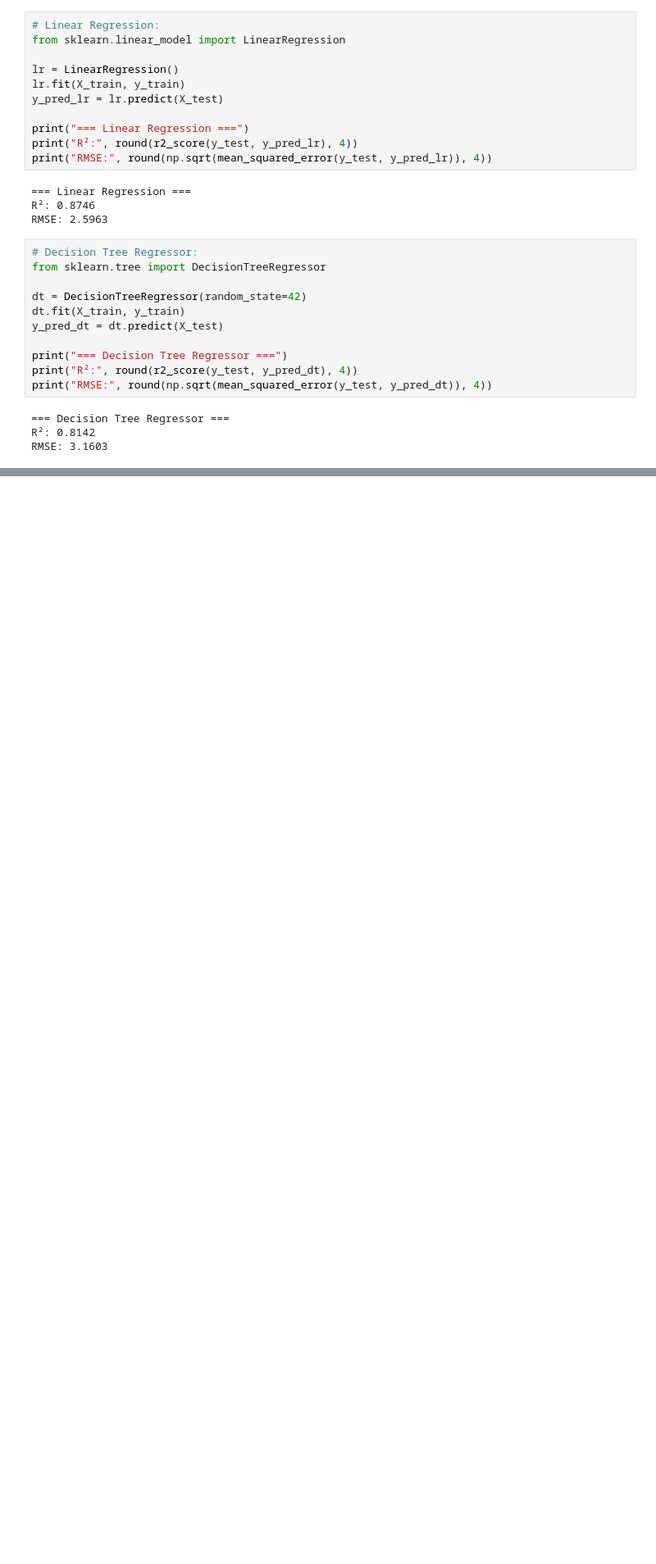
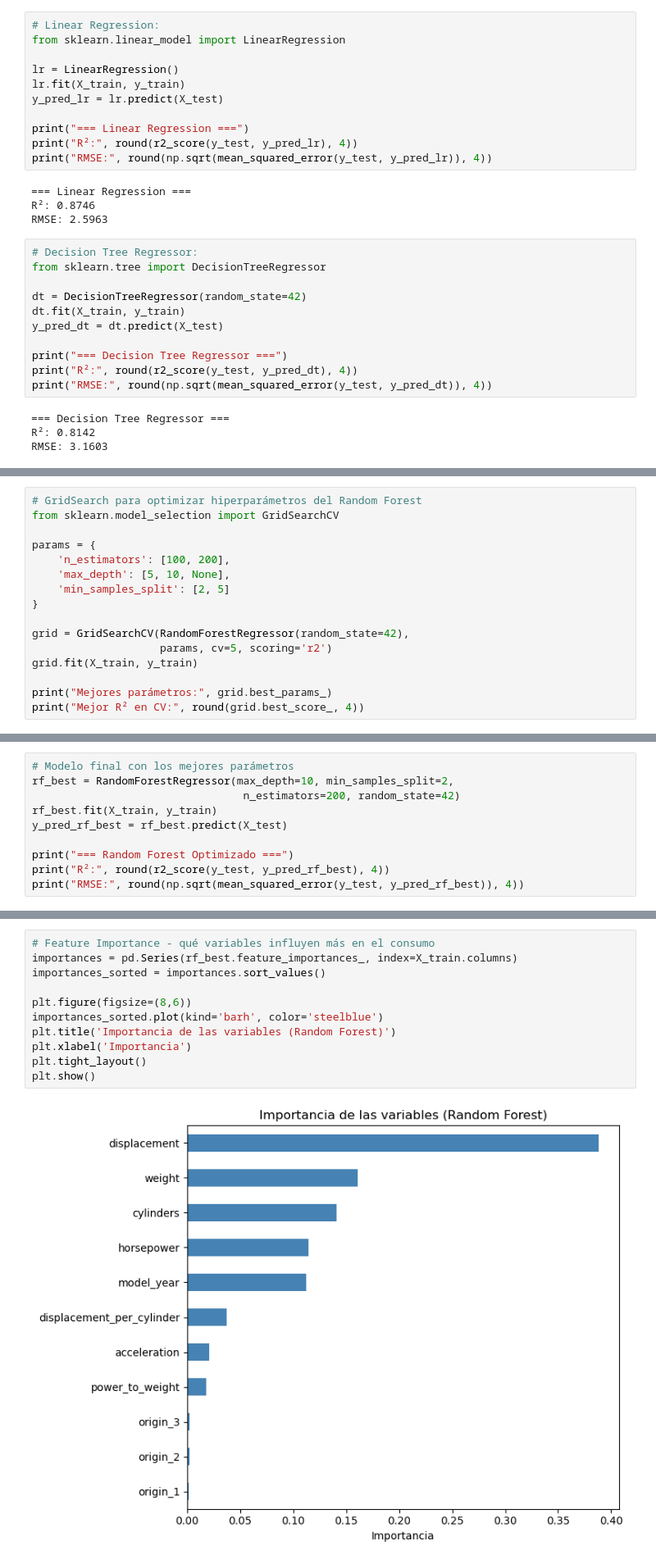
Before and after one commit to erikajcd08/ML_Project_Kickoff_Auto_MPG_Dataset, a Jupyter notebook: 01_notebook.ipynb, the cells around one changed output, grey strips where cells are left out. Shown at 82% size. Drawn from its saved outputs; the diff is of its cells as text; blank space fills up the shorter version.

```diff
--- a/01_notebook.ipynb
+++ b/01_notebook.ipynb
@@ -345,0 +379,16 @@ RMSE: 3.1603
+# %%
+# GridSearch para optimizar hiperparámetros del Random Forest
+from sklearn.model_selection import GridSearchCV
+
+params = {
+    'n_estimators': [100, 200],
+    'max_depth': [5, 10, None],
+    'min_samples_split': [2, 5]
+}
+
+grid = GridSearchCV(RandomForestRegressor(random_state=42),
+                    params, cv=5, scoring='r2')
+grid.fit(X_train, y_train)
+
+print("Mejores parámetros:", grid.best_params_)
+print("Mejor R² en CV:", round(grid.best_score_, 4))
@@ -345,0 +398,10 @@ RMSE: 3.1603
+# %%
+# Modelo final con los mejores parámetros
+rf_best = RandomForestRegressor(max_depth=10, min_samples_split=2,
+                                 n_estimators=200, random_state=42)
+rf_best.fit(X_train, y_train)
+y_pred_rf_best = rf_best.predict(X_test)
+
+print("=== Random Forest Optimizado ===")
+print("R²:", round(r2_score(y_test, y_pred_rf_best), 4))
+print("RMSE:", round(np.sqrt(mean_squared_error(y_test, y_pred_rf_best)), 4))
@@ -345,0 +412,13 @@ RMSE: 3.1603
+# %%
+# Feature Importance - qué variables influyen más en el consumo
+importances = pd.Series(rf_best.feature_importances_, index=X_train.columns)
+importances_sorted = importances.sort_values()
+
+plt.figure(figsize=(8,6))
+importances_sorted.plot(kind='barh', color='steelblue')
+plt.title('Importancia de las variables (Random Forest)')
+plt.xlabel('Importancia')
+plt.tight_layout()
+plt.show()
+# %% [output]
+[figure, added]
```
Also changed, not shown: parts of 7 cells of this notebook.
